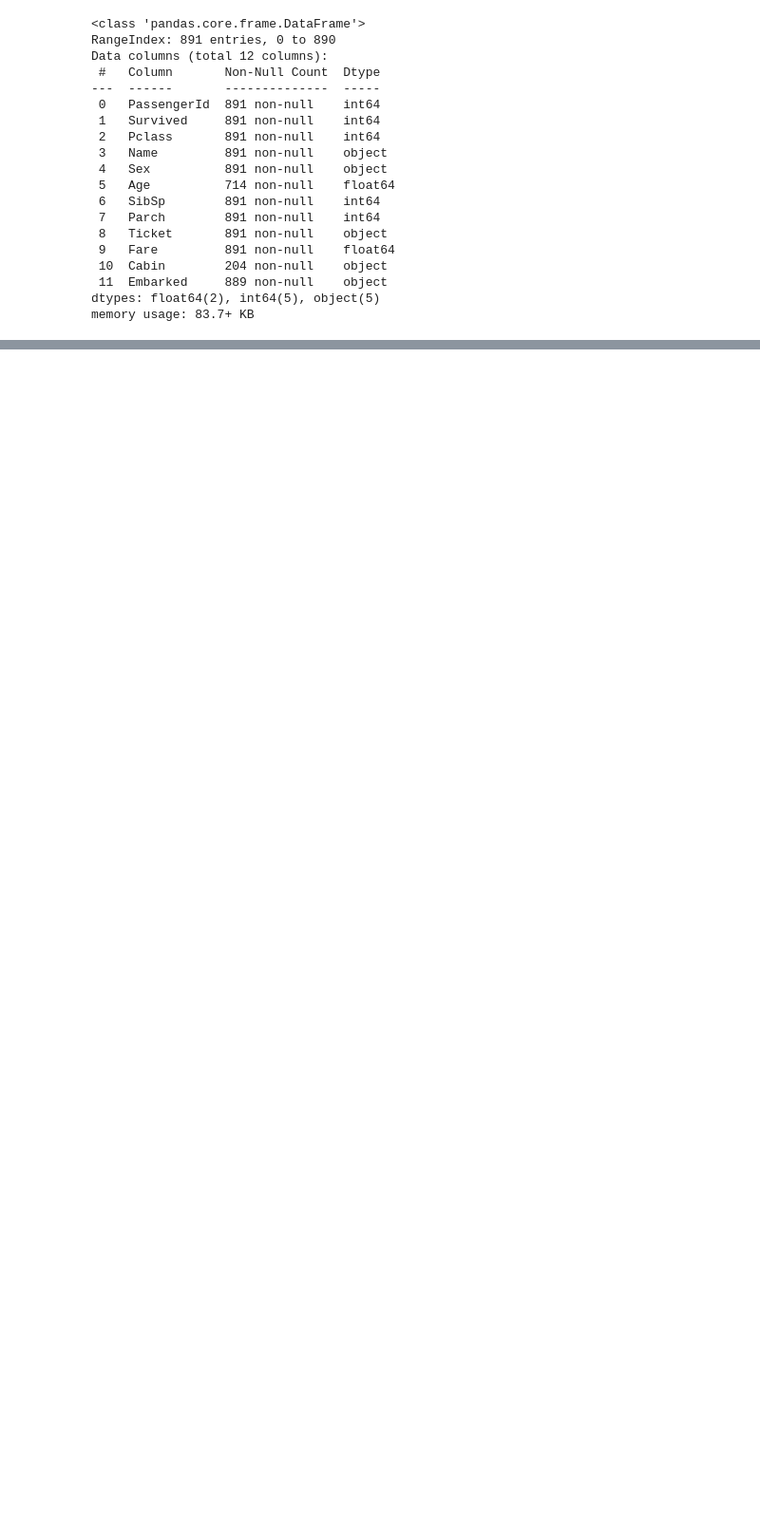
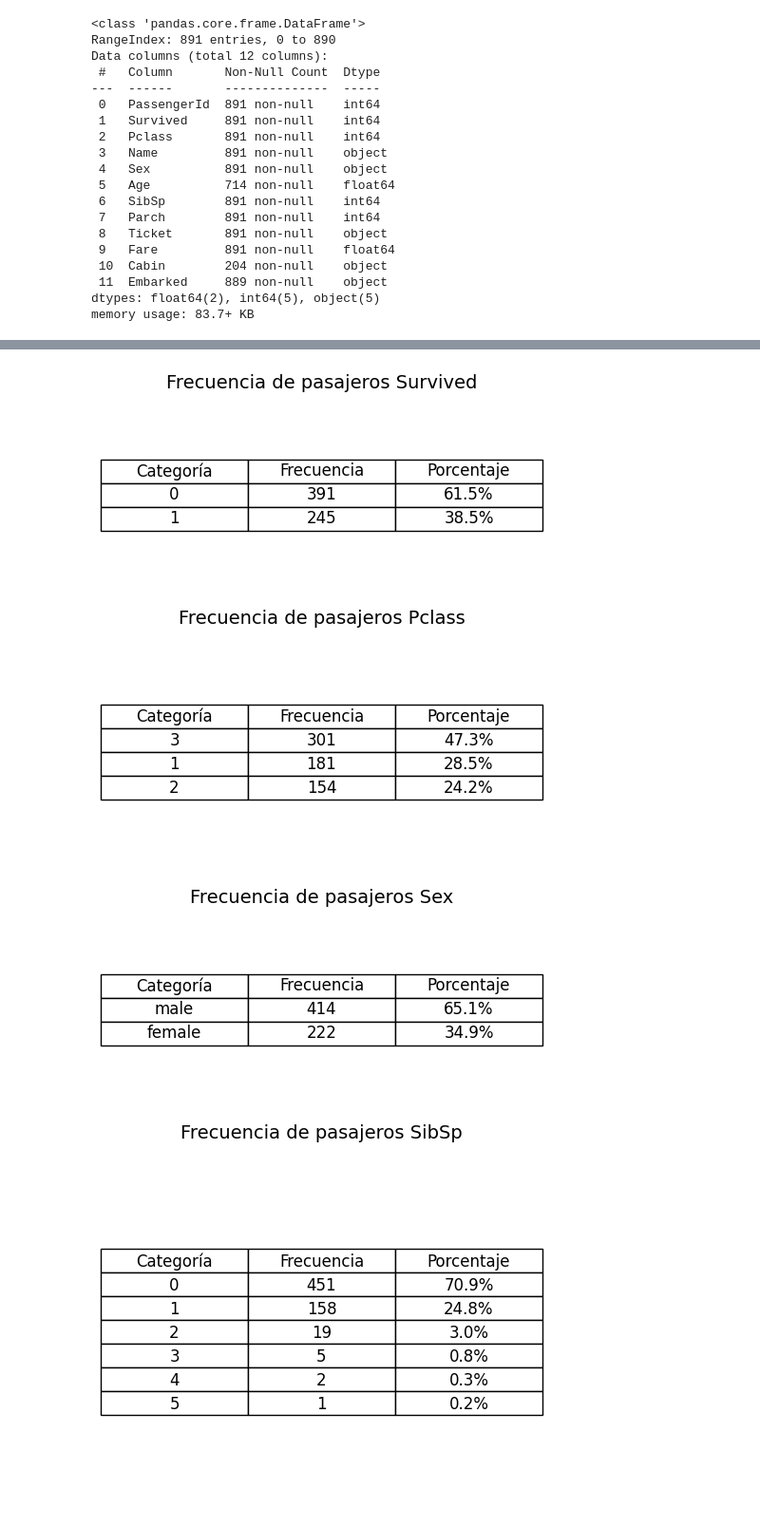
Before and after one commit to fernanda8371/titanic-ml-project, a Jupyter notebook: notebooks/01_EDA.ipynb, the cells around one changed output, grey strips where cells are left out. Shown: that part at 95% size. Cells and saved outputs as stored; diff of their text form; code cells hidden in the pictures; blank space fills up the shorter version.

```diff
--- a/notebooks/01_EDA.ipynb
+++ b/notebooks/01_EDA.ipynb
@@ -11,6 +19,6 @@ import pandas as pd
 # %%
-titanic_data = pd.read_csv('../data/Titanic-Dataset.csv')
-titanic_data.head()
+df = pd.read_csv('../data/Titanic-Dataset.csv')
+df.head()
 # %% [output]
 |  | PassengerId | Survived | Pclass | Name | Sex | Age | SibSp | Parch | Ticket | Fare | ... |
 | 0 | 1 | 0 | 3 | Braund, Mr. Owen Harris | male | 22.0 | 1 | 0 | A/5 21171 | 7.2500 | ... |
@@ -59,0 +119,74 @@ memory usage: 83.7+ KB
+# %%
+etiquetas  = df.keys()
+data = df.to_numpy()
+Estructura = []
+dic = {}
+
+for i in etiquetas:
+    dic[i] = None
+
+for passanger in data:
+    dic_ = dic.copy()
+    for i in range(len(etiquetas)):
+        dic_[etiquetas[i]] = passanger[i]
+    Estructura.append(dic_)
+
+etiquetas_1 = list(etiquetas)  # convertir a lista
+etiquetas_1.remove('PassengerId')
+etiquetas_1.remove('Name')
+etiquetas_1.remove('Ticket')
+etiquetas_1.remove('Cabin')
+etiquetas_1.remove('Age')
+etiquetas_1.remove("Fare")
+
+def tabla_frecuencia_visual(Estructura, variable, excluir_ninos=True, titulo=None):
+
+    conteo = Counter()
+    total = 0
+    for pasajero in Estructura:
+        edad = pasajero.get('Age')
+        valor = pasajero.get(variable)
+
+        if excluir_ninos and (edad is None or (isinstance(edad,float) and math.isnan(edad)) or edad < 15):
+            continue
+
+        if valor is None or (isinstance(valor,float) and math.isnan(valor)):
+            continue
+
+        conteo[valor] += 1
+        total += 1
+
+    if total == 0:
+        print("No hay datos válidos para esta variable.")
+        return
+
+    items = sorted(conteo.items(), key=lambda x: x[1], reverse=True)
+
+    filas = []
+    for cat, freq in items:
+        porcentaje = freq / total * 100
+        filas.append([cat, freq, f"{porcentaje:.1f}%"])
+
+    fig, ax = plt.subplots(figsize=(6, 0.6*len(filas)+1))
+    ax.axis('tight')
+    ax.axis('off')
+
+    encabezado = ['Categoría', 'Frecuencia', 'Porcentaje']
+    tabla = ax.table(cellText=filas, colLabels=encabezado, cellLoc='center', loc='center')
+    tabla.auto_set_font_size(False)
+    tabla.set_fontsize(12)
+    tabla.scale(1, 1.5)
+
+    if titulo:
+        plt.title(titulo, fontsize=14, pad=20)
+
+    plt.show()
+
+
+for i in etiquetas_1:
+    tabla_frecuencia_visual(Estructura, i, titulo=f"Frecuencia de pasajeros {i}")
+# %% [output]
+[figure, added]
+[figure, added]
+[figure, added]
+[figure, added]
```
Also changed, not shown: parts of 27 cells of this notebook.
